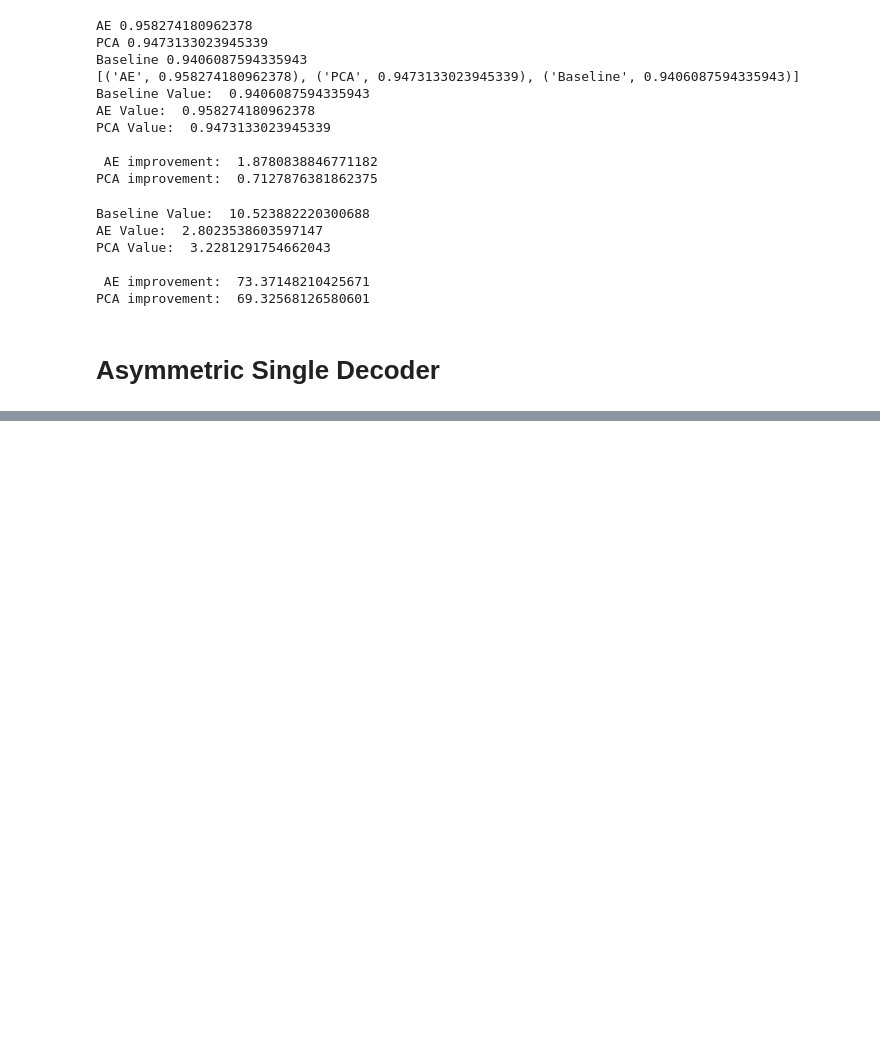
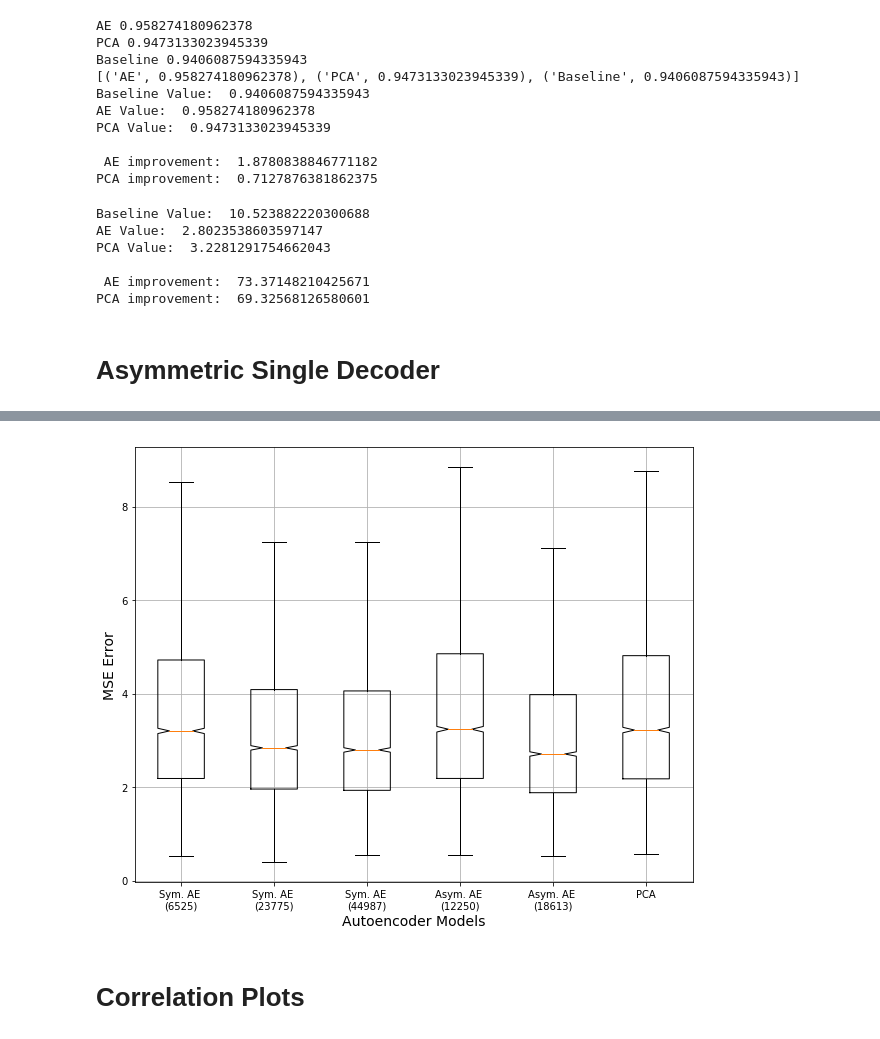
Before and after one commit to psambit9791/SpikeSort, a Jupyter notebook: Best AE Models.ipynb, the cells around one changed output, grey strips where cells are left out. Drawn from its saved outputs; the diff is of its cells as text; code cells hidden in the pictures; blank space fills up the shorter version.

```diff
--- a/Best AE Models.ipynb
+++ b/Best AE Models.ipynb
@@ -859,0 +862,8 @@ AE 3.2457608474152595
+# %%
+def find_cor_and_mse(ae):
+    _, out_ae = get_network_output(ae, 2)
+    ae_mse, mse_med = find_scaled_mse(electrode_data_test, out_ae)
+    a, b = find_correlation_coeff({'AE': out_ae}, plot=False)
+    ae_cor_med = a[0][1]
+    ae_corrs = np.array(b['AE'])
+    return ae_mse, ae_corrs, mse_med, ae_cor_med
@@ -859,0 +918,9 @@ AE 3.2457608474152595
+# %%
+dict_of_mse = {"Sym. AE \n(6525)": ae_1_mse, "Sym. AE \n(23775)": ae_2_mse, "Sym. AE \n(44987)": ae_3_mse,
+               "Asym. AE \n(12250)": ae_4_mse, "Asym. AE \n(18613)": ae_5_mse, "PCA": pca_mse}
+# %%
+gen_boxplots(dict_of_mse, filename="lstm_mse_nobase_box.png", figsize=(10, 8), ylabel="MSE Error")
+# %% [output]
+[figure, added]
+# %% [markdown]
+# Correlation Plots
```
Also changed, not shown: parts of 37 cells of this notebook, 33 other files.
